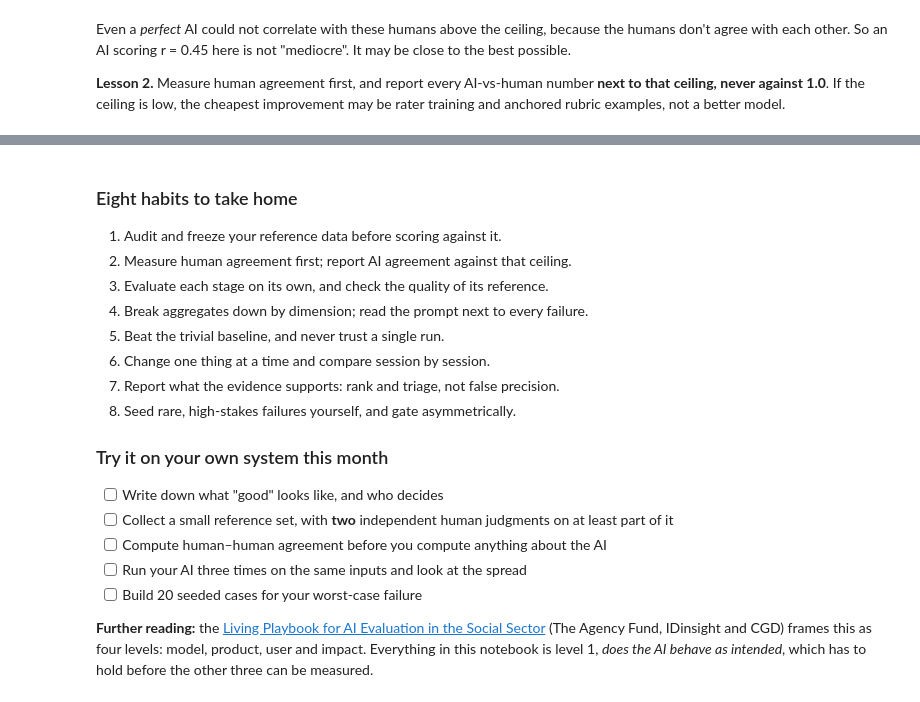
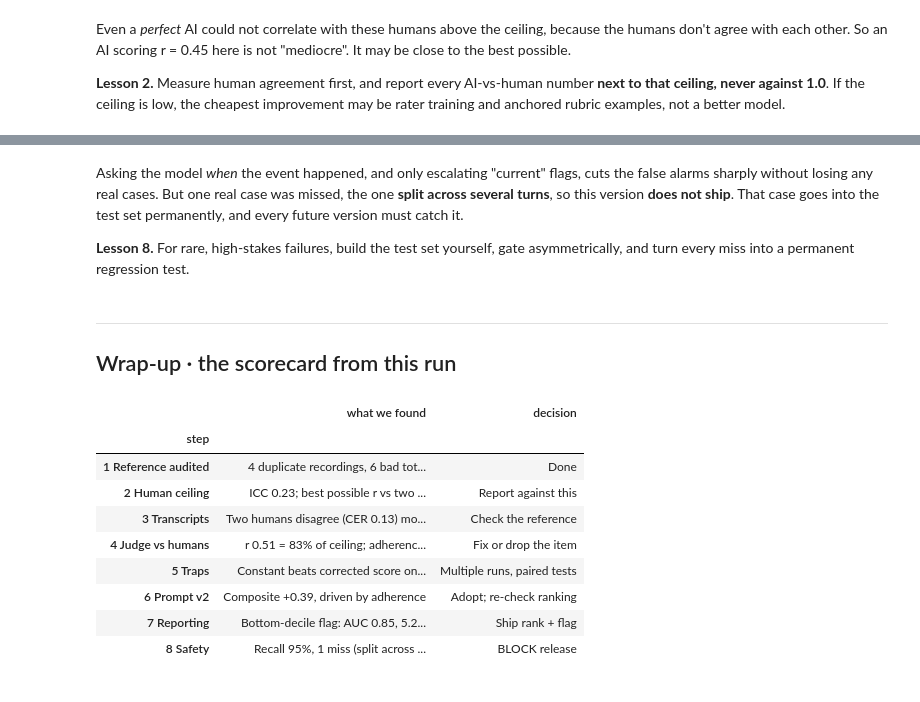
Before and after one commit to Shamiri-Institute/fidelity-eval-demo, a Jupyter notebook: notebooks/fidelity_eval_walkthrough_with_outputs.ipynb, the cells around one changed output, grey strips where cells are left out. Drawn from its saved outputs; the diff is of its cells as text; code cells hidden in the pictures.

```diff
--- a/notebooks/fidelity_eval_walkthrough_with_outputs.ipynb
+++ b/notebooks/fidelity_eval_walkthrough_with_outputs.ipynb
@@ -632,19 +647,30 @@ scorecard
 # %% [markdown]
-### Eight habits to take home
-1. Audit and freeze your reference data before scoring against it.
-2. Measure human agreement first; report AI agreement against that ceiling.
-3. Evaluate each stage on its own, and check the quality of its reference.
-4. Break aggregates down by dimension; read the prompt next to every failure.
-5. Beat the trivial baseline, and never trust a single run.
-6. Change one thing at a time and compare session by session.
-7. Report what the evidence supports: rank and triage, not false precision.
-8. Seed rare, high-stakes failures yourself, and gate asymmetrically.
+Asking the model *when* the event happened, and only escalating "current" flags, cuts the false alarms sharply without losing any real cases. But one real case was missed, the one **split across several turns**, so this version **does not ship**. That case goes into the test set permanently, and every future version must catch it.
 
-### Try it on your own system this month
-- [ ] Write down what "good" looks like, and who decides
-- [ ] Collect a small reference set, with **two** independent human judgments on at least part of it
-- [ ] Compute human–human agreement before you compute anything about the AI
-- [ ] Run your AI three times on the same inputs and look at the spread
-- [ ] Build 20 seeded cases for your worst-case failure
-
-**Further reading:** the [Living Playbook for AI Evaluation in the Social Sector](https://eval.playbook.org.ai/) (The Agency Fund, IDinsight and CGD) frames this as four levels: model, product, user and impact. Everything in this notebook is level 1, *does the AI behave as intended*, which has to hold before the other three can be measured.
+**Lesson 8.** For rare, high-stakes failures, build the test set yourself, gate asymmetrically, and turn every miss into a permanent regression test.
+# %% [markdown]
+---
+## Wrap-up · the scorecard from this run
+# %%
+scorecard = pd.DataFrame([
+    ("1 Reference audited", f"{len(dup_groups)} duplicate recordings, {len(bad_total)} bad totals, {len(missing)} missing rows fixed", "Done"),
+    ("2 Human ceiling", f"ICC {icc:.2f}; best possible r vs two raters ≈ {ceiling_2:.2f}", "Report against this"),
+    ("3 Transcripts", f"Two humans disagree (CER {asr.iloc[3].CER:.2f}) more than the model errs (CER {asr.iloc[2].CER:.2f})", "Check the reference"),
+    ("4 Judge vs humans", f"r {r_comp:.2f} = {r_comp / ceiling_2:.0%} of ceiling; adherence item collapsed", "Fix or drop the item"),
+    ("5 Traps", f"Constant beats corrected score on MAE; identical runs on 30 sessions span r by {spread:.2f}", "Multiple runs, paired tests"),
+    ("6 Prompt v2", f"Composite +{paired.composite.mean():.2f}, driven by adherence", "Adopt; re-check ranking"),
+    ("7 Reporting", f"Bottom-decile flag: AUC {auc:.2f}, {precision / truth_low.mean():.1f}x lift", "Ship rank + flag"),
+    ("8 Safety", f"Recall {safety_report(filtered)['recall on real risk']}, 1 miss (split across turns)", "BLOCK release"),
+], columns=["step", "what we found", "decision"]).set_index("step")
+scorecard
+# %% [output]
+|  | what we found | decision |
+| step |  |  |
+| 1 Reference audited | 4 duplicate recordings, 6 bad tot... | Done |
+| 2 Human ceiling | ICC 0.23; best possible r vs two ... | Report against this |
+| 3 Transcripts | Two humans disagree (CER 0.13) mo... | Check the reference |
+| 4 Judge vs humans | r 0.51 = 83% of ceiling; adherenc... | Fix or drop the item |
+| 5 Traps | Constant beats corrected score on... | Multiple runs, paired tests |
+| 6 Prompt v2 | Composite +0.39, driven by adherence | Adopt; re-check ranking |
+| 7 Reporting | Bottom-decile flag: AUC 0.85, 5.2... | Ship rank + flag |
+| 8 Safety | Recall 95%, 1 miss (split across ... | BLOCK release |
```
Also changed, not shown: parts of 40 cells of this notebook, 16 other files.
